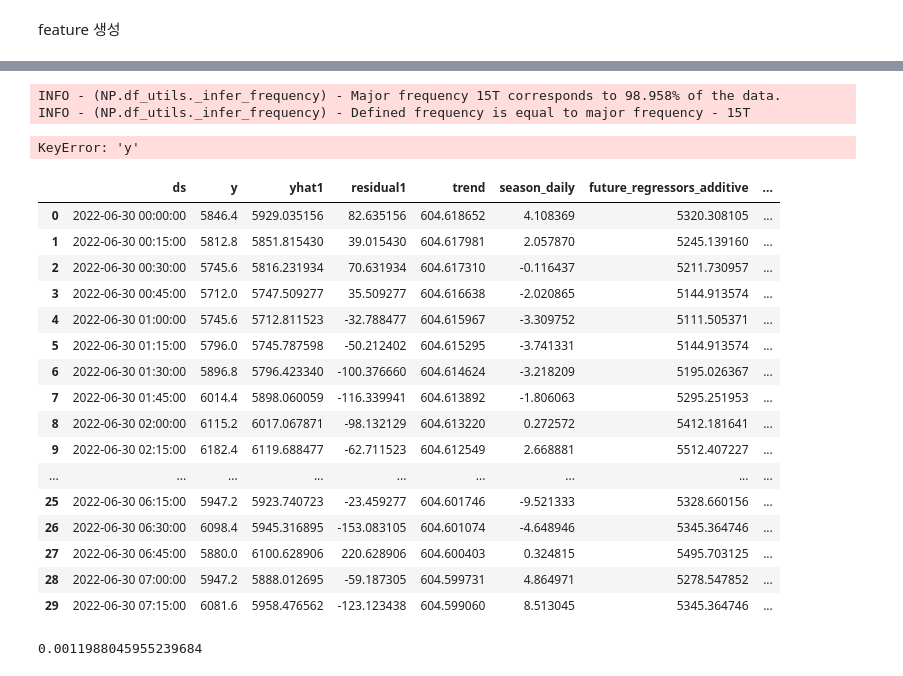
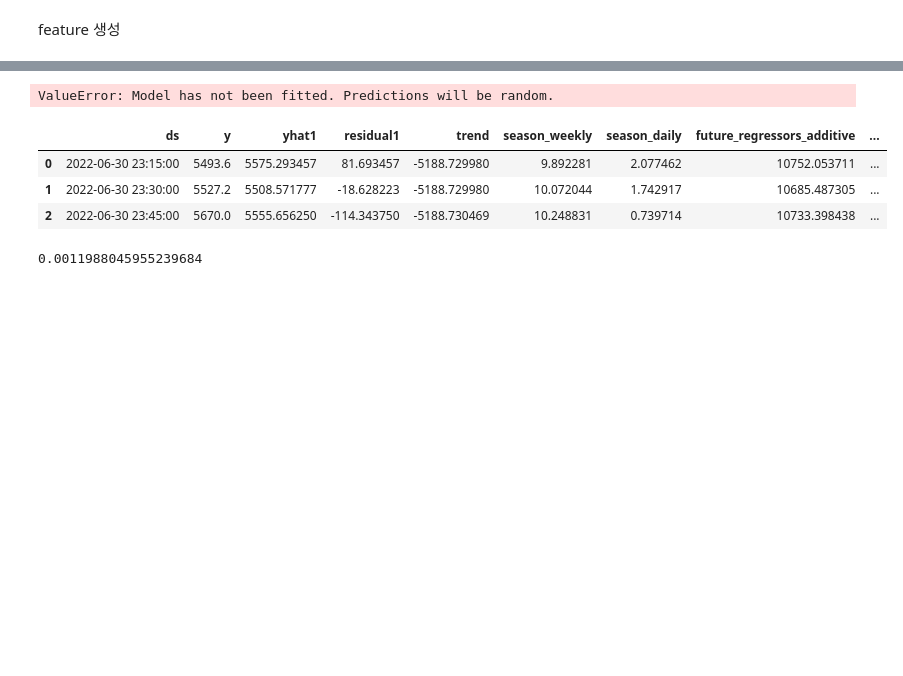
Before and after one commit to yeonkyoung/Time_Series, a Jupyter notebook: Temp_predict/moorim_prophet.ipynb, the cells around one changed output, grey strips where cells are left out. Saved outputs shown, nothing was run; the diff lists cells and outputs as text; code cells hidden in the pictures; blank space fills up the shorter version.

```diff
--- a/Temp_predict/moorim_prophet.ipynb
+++ b/Temp_predict/moorim_prophet.ipynb
@@ -116,8 +112,8 @@ def train_test_split(data_t,train_cut_date,val_cut_date):
 
     return (df_train,df_val,df_test)
 
-df_train,df_val,df_test=train_test_split(data,'2022-06-30','2022-06-30')
+df_train,df_val,df_test=train_test_split(data,'2022-05-30','2022-06-30 23:15:00')
 print('train_df=',min(df_train['기준시각']),'~',max(df_train['기준시각']),',',len(df_train))
-# print('val_df=',min(df_val['기준시각']),'~',max(df_val['기준시각']),',',len(df_val))
+print('val_df=',min(df_val['기준시각']),'~',max(df_val['기준시각']),',',len(df_val))
 print('test_df=',min(df_test['기준시각']),'~',max(df_test['기준시각']),',',len(df_test))
 # %% [output]
@@ -126,6 +123,6 @@ test_df= 2022-06-30 00:00:00 ~ 2022-06-30 23:45:00 , 96
 # %%
 df_train.rename(columns={"기준시각": "ds", "직전 15분 사용전력": "y"}, inplace=True)
-# df_val.rename(columns={"기준시각": "ds", "직전 15분 사용전력": "y"}, inplace=True)
+df_val.rename(columns={"기준시각": "ds", "직전 15분 사용전력": "y"}, inplace=True)
 df_test.rename(columns={"기준시각": "ds", "직전 15분 사용전력": "y"}, inplace=True)
 # %% [output]
 A value is trying to be set on a copy of a slice from a DataFrame
@@ -141,13 +145,15 @@ See the caveats in the documentation: https://pandas.pydata.org/pandas-docs/stab
 # %%
 model_tune = NeuralProphet(
-n_lags=0,
+n_lags=2,
 n_forecasts=3,
-changepoints_range=0.95,
-n_changepoints=30,
+num_hidden_layers=2,
+# changepoints_range=0.95,
+# n_changepoints=5,
+# learning_rate=0.1
 )
 
-model_tune = model_tune.add_future_regressor(name='l_1',normalize='minmax')
-model_tune = model_tune.add_future_regressor(name='d_2',normalize='minmax')
+model_tune = model_tune.add_lagged_regressor(names='l_2',normalize='minmax')
+model_tune = model_tune.add_future_regressor(name='d_2',normalize='minmax')   #regularization=0.05
 # model_tune = model_tune.add_future_regressor(name='l_2',normalize='minmax')
 # model_tune = model_tune.add_future_regressor(name='l_3',normalize='minmax')
 # model_tune = model_tune.add_future_regressor(name='l_4',normalize='minmax')
@@ -182,5 +183,8 @@ INFO - (NP.df_utils._infer_frequency) - Dataframe freq automatically defined as
 # %%
-metrics = model_tune.fit(train, validation_df=val, progress='plot')
+from enum import auto
+
+
+metrics = model_tune.fit(df_train,validation_df=df_val, progress='plot')    #
 # %% [output]
 INFO - (NP.df_utils._infer_frequency) - Major frequency 15T corresponds to 99.982% of the data.
 INFO - (NP.df_utils._infer_frequency) - Dataframe freq automatically defined as 15T
@@ -249,34 +235,19 @@ forecast = model_tune.predict(df_test)
 # fig=model.plot(forecast[['ds','y','yhat1']])
 
 
-# fig, ax = plt.subplots(figsize=(14, 10))
-# model_tune= model_tune.highlight_nth_step_ahead_of_each_forecast(1)
-# model_tune.plot(forecast, xlabel="Date", ylabel="Temp", ax=ax)
-# ax.set_title("moorim_demand", fontsize=28, fontweight="bold")
+fig, ax = plt.subplots(figsize=(14, 10))
+model_tune= model_tune.highlight_nth_step_ahead_of_each_forecast(model.n_forecasts)
+model_tune.plot(forecast, xlabel="Date", ylabel="Temp", ax=ax)
+ax.set_title("moorim_demand", fontsize=28, fontweight="bold")
 # %% [output]
-INFO - (NP.df_utils._infer_frequency) - Major frequency 15T corresponds to 98.958% of the data.
-INFO - (NP.df_utils._infer_frequency) - Defined frequency is equal to major frequency - 15T
+ValueError: Model has not been fitted. Predictions will be random.
-KeyError: 'y'
 # %%
-forecast[0:30]
+forecast
 # %% [output]
-|  | ds | y | yhat1 | residual1 | trend | season_daily | future_regressors_additive | ... |
-| 0 | 2022-06-30 00:00:00 | 5846.4 | 5929.035156 | 82.635156 | 604.618652 | 4.108369 | 5320.308105 | ... |
-| 1 | 2022-06-30 00:15:00 | 5812.8 | 5851.815430 | 39.015430 | 604.617981 | 2.057870 | 5245.139160 | ... |
-| 2 | 2022-06-30 00:30:00 | 5745.6 | 5816.231934 | 70.631934 | 604.617310 | -0.116437 | 5211.730957 | ... |
-| 3 | 2022-06-30 00:45:00 | 5712.0 | 5747.509277 | 35.509277 | 604.616638 | -2.020865 | 5144.913574 | ... |
-| 4 | 2022-06-30 01:00:00 | 5745.6 | 5712.811523 | -32.788477 | 604.615967 | -3.309752 | 5111.505371 | ... |
-| 5 | 2022-06-30 01:15:00 | 5796.0 | 5745.787598 | -50.212402 | 604.615295 | -3.741331 | 5144.913574 | ... |
-| 6 | 2022-06-30 01:30:00 | 5896.8 | 5796.423340 | -100.376660 | 604.614624 | -3.218209 | 5195.026367 | ... |
-| 7 | 2022-06-30 01:45:00 | 6014.4 | 5898.060059 | -116.339941 | 604.613892 | -1.806063 | 5295.251953 | ... |
-| 8 | 2022-06-30 02:00:00 | 6115.2 | 6017.067871 | -98.132129 | 604.613220 | 0.272572 | 5412.181641 | ... |
-| 9 | 2022-06-30 02:15:00 | 6182.4 | 6119.688477 | -62.711523 | 604.612549 | 2.668881 | 5512.407227 | ... |
-| ... | ... | ... | ... | ... | ... | ... | ... | ... |
-| 25 | 2022-06-30 06:15:00 | 5947.2 | 5923.740723 | -23.459277 | 604.601746 | -9.521333 | 5328.660156 | ... |
-| 26 | 2022-06-30 06:30:00 | 6098.4 | 5945.316895 | -153.083105 | 604.601074 | -4.648946 | 5345.364746 | ... |
-| 27 | 2022-06-30 06:45:00 | 5880.0 | 6100.628906 | 220.628906 | 604.600403 | 0.324815 | 5495.703125 | ... |
-| 28 | 2022-06-30 07:00:00 | 5947.2 | 5888.012695 | -59.187305 | 604.599731 | 4.864971 | 5278.547852 | ... |
-| 29 | 2022-06-30 07:15:00 | 6081.6 | 5958.476562 | -123.123438 | 604.599060 | 8.513045 | 5345.364746 | ... |
+|  | ds | y | yhat1 | residual1 | trend | season_weekly | season_daily | future_regressors_additive | ... |
+| 0 | 2022-06-30 23:15:00 | 5493.6 | 5575.293457 | 81.693457 | -5188.729980 | 9.892281 | 2.077462 | 10752.053711 | ... |
+| 1 | 2022-06-30 23:30:00 | 5527.2 | 5508.571777 | -18.628223 | -5188.729980 | 10.072044 | 1.742917 | 10685.487305 | ... |
+| 2 | 2022-06-30 23:45:00 | 5670.0 | 5555.656250 | -114.343750 | -5188.730469 | 10.248831 | 0.739714 | 10733.398438 | ... |
 # %%
 import numpy as np
 def SMAPE(y_true, y_pred):
```
Also changed, not shown: parts of 14 cells of this notebook.
